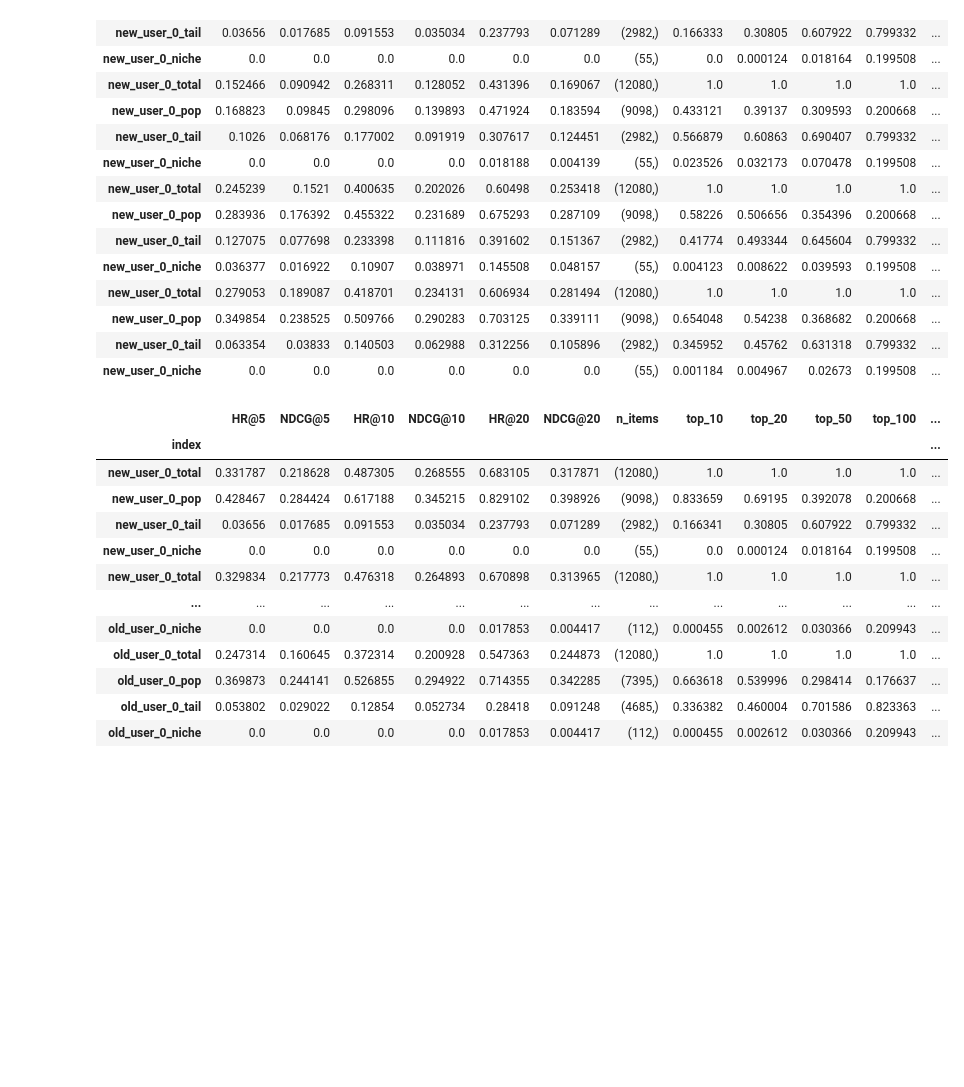
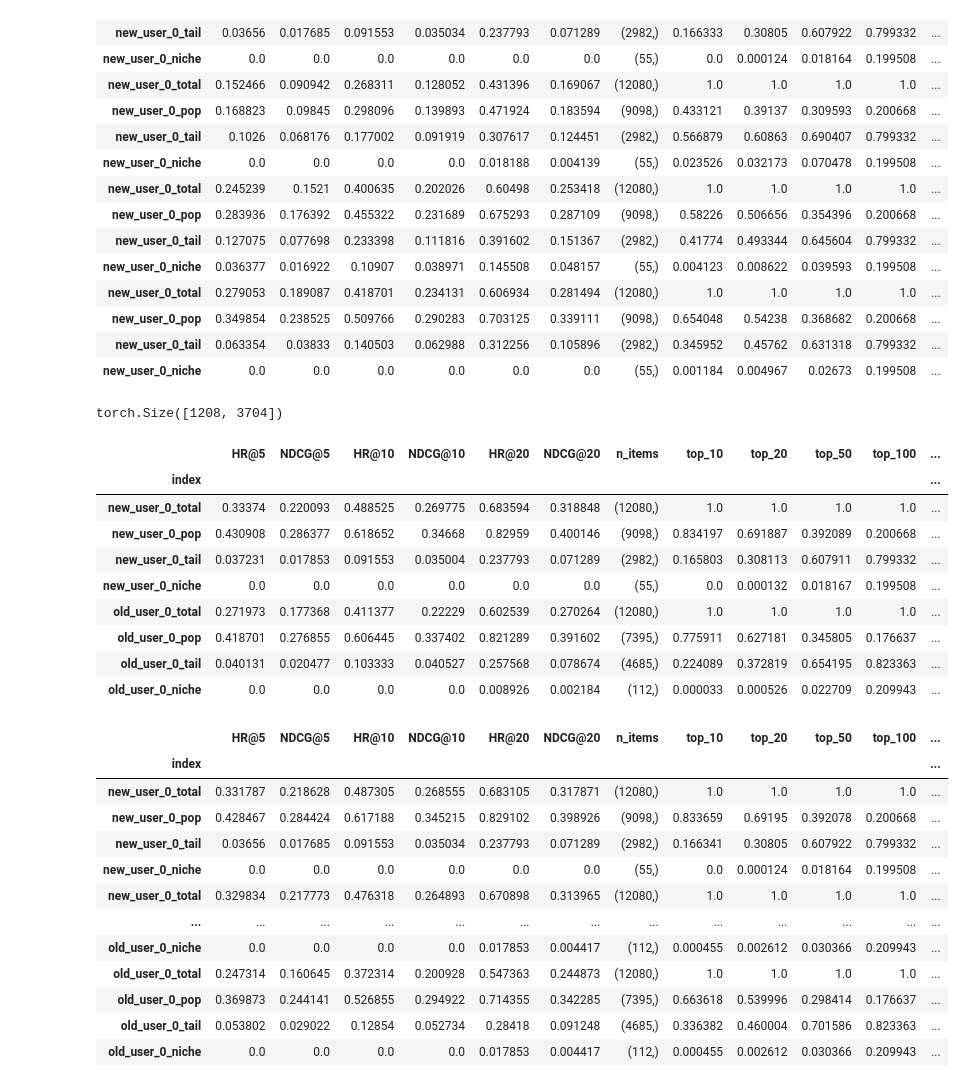
Before and after one commit to MinSeok-Pons-Kim/MELU_pytorch, a Jupyter notebook: movielens/ml-1m/data_analysis_freq-Copy1.ipynb, the cells around one changed output. Drawn from its saved outputs; the diff is of its cells as text; code cells hidden in the pictures; blank space fills up the shorter version.

```diff
--- a/movielens/ml-1m/data_analysis_freq-Copy1.ipynb
+++ b/movielens/ml-1m/data_analysis_freq-Copy1.ipynb
@@ -1197,6 +1216,12 @@ def is_fair(index_list, pop_set):
         if int(item) not in pop_set:
             return True
     return False
+# %%
+predictions = torch.load('_'.join(['../../eval_result/', 'total_preds', test_way, str(seed_tmp), '.pt']))
+# %%
+predictions
+# %% [output]
+torch.Size([1208, 3704])
 # %%
 lambds = [0,0.1,0.2,0.3,0.4,0.5,0.6,0.7,0.8,0.9,1]
 test_ways = ['new_user', 'old_user']
@@ -1233,6 +1258,44 @@ for seed_tmp in seeds:
             tmp_df['index'] = tmp_df.apply(lambda x: '_'.join([test_way, str(seed_tmp),x.name]), axis=1)
             tmp_df['type_'] = tmp_df.apply(lambda x: '_'.join([test_way[:-5], x.name]), axis=1)
             fair_df = fair_df.append(tmp_df.set_index('index'))
+# %%
+test_ways = ['new_user', 'old_user']
+anchor_list=[total_items, pop_items, tail_items, niche_items]
+models = ['']#, 'PD', 'IPS', 'ColA']
+cheat_df = pd.DataFrame([])
+seeds = [0]
+for model in models:
+    for seed_tmp in seeds:
+        for test_way in test_ways:
+            predictions = torch.load('_'.join(['../../eval_result/', 'total_preds', test_way+model, 'cheat', str(seed_tmp), '.pt']))
+            if test_way == 'new_user':
+                rank_pred = predictions[[c_pos_neg_u, c_pos_neg_i_]].reshape(12080, 100)
+                item_idx = c_pos_neg_i
+            else:
+                rank_pred = predictions[[w_pos_neg_u, w_pos_neg_i_]].reshape(12080, 100)
+                item_idx = w_pos_neg_i
+
+            tmp_df = evaluate_method_items(rank_pred, anchor_list=anchor_list, item_idx=item_idx)
+            tmp_df['seed'] = seed_tmp
+            tmp_df['model'] = model
+            tmp_df['type'] = tmp_df.apply(lambda x: x.name, axis=1)
+            tmp_df['test_way'] = test_way[:-5]
+            tmp_df['index'] = tmp_df.apply(lambda x: '_'.join([test_way, str(seed_tmp),x.name]), axis=1)
+            tmp_df['type_'] = tmp_df.apply(lambda x: '_'.join([test_way[:-5], x.name]), axis=1)
+            cheat_df = cheat_df.append(tmp_df.set_index('index'))
+# %%
+cheat_df
+# %% [output]
+|  | HR@5 | NDCG@5 | HR@10 | NDCG@10 | HR@20 | NDCG@20 | n_items | top_10 | top_20 | top_50 | top_100 | ... |
+| index |  |  |  |  |  |  |  |  |  |  |  | ... |
+| new_user_0_total | 0.33374 | 0.220093 | 0.488525 | 0.269775 | 0.683594 | 0.318848 | (12080,) | 1.0 | 1.0 | 1.0 | 1.0 | ... |
+| new_user_0_pop | 0.430908 | 0.286377 | 0.618652 | 0.34668 | 0.82959 | 0.400146 | (9098,) | 0.834197 | 0.691887 | 0.392089 | 0.200668 | ... |
+| new_user_0_tail | 0.037231 | 0.017853 | 0.091553 | 0.035004 | 0.237793 | 0.071289 | (2982,) | 0.165803 | 0.308113 | 0.607911 | 0.799332 | ... |
+| new_user_0_niche | 0.0 | 0.0 | 0.0 | 0.0 | 0.0 | 0.0 | (55,) | 0.0 | 0.000132 | 0.018167 | 0.199508 | ... |
+| old_user_0_total | 0.271973 | 0.177368 | 0.411377 | 0.22229 | 0.602539 | 0.270264 | (12080,) | 1.0 | 1.0 | 1.0 | 1.0 | ... |
+| old_user_0_pop | 0.418701 | 0.276855 | 0.606445 | 0.337402 | 0.821289 | 0.391602 | (7395,) | 0.775911 | 0.627181 | 0.345805 | 0.176637 | ... |
+| old_user_0_tail | 0.040131 | 0.020477 | 0.103333 | 0.040527 | 0.257568 | 0.078674 | (4685,) | 0.224089 | 0.372819 | 0.654195 | 0.823363 | ... |
+| old_user_0_niche | 0.0 | 0.0 | 0.0 | 0.0 | 0.008926 | 0.002184 | (112,) | 0.000033 | 0.000526 | 0.022709 | 0.209943 | ... |
 # %%
 fair_df#.head(44)
 # %% [output]
```
Also changed, not shown: parts of 6 cells of this notebook, 4 other files.
